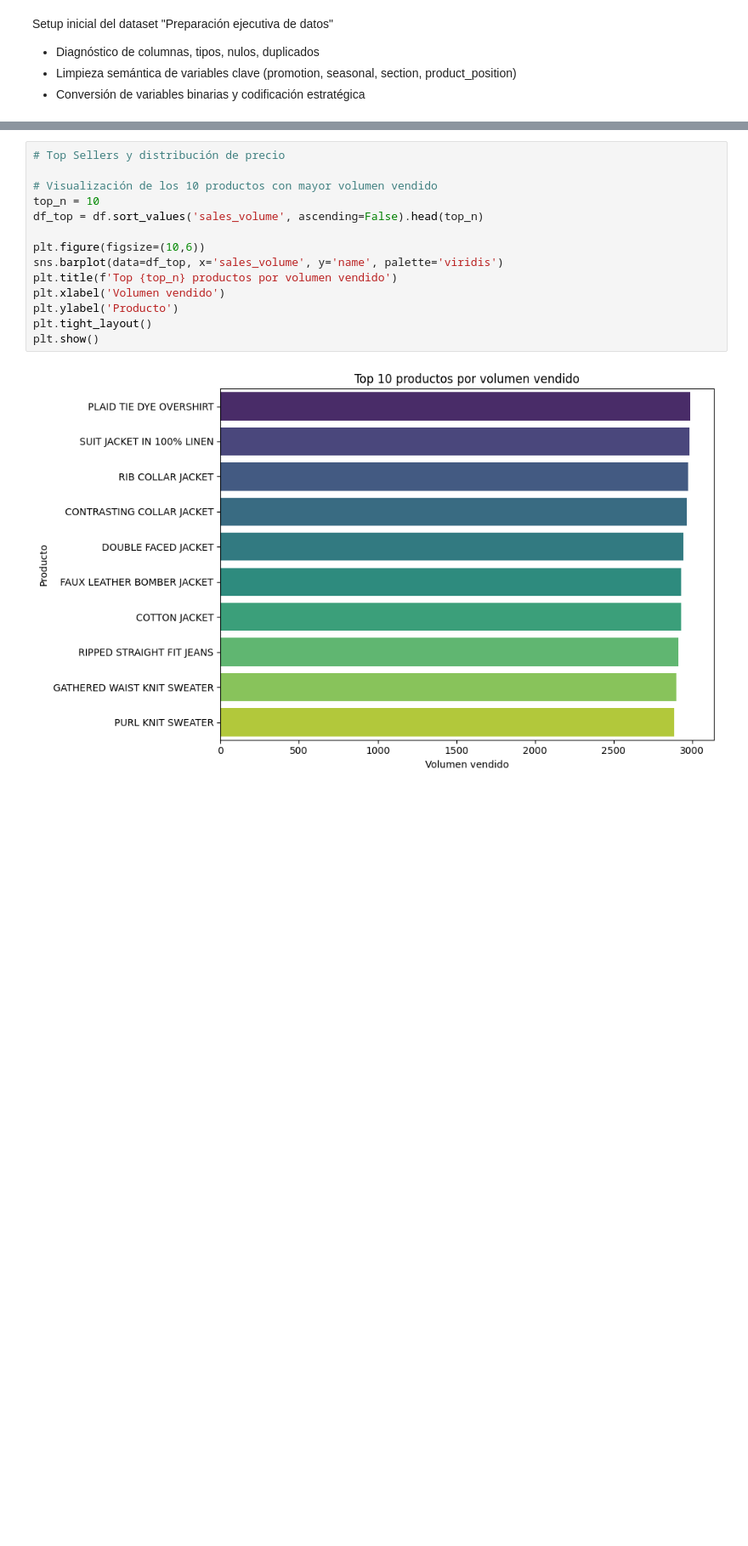
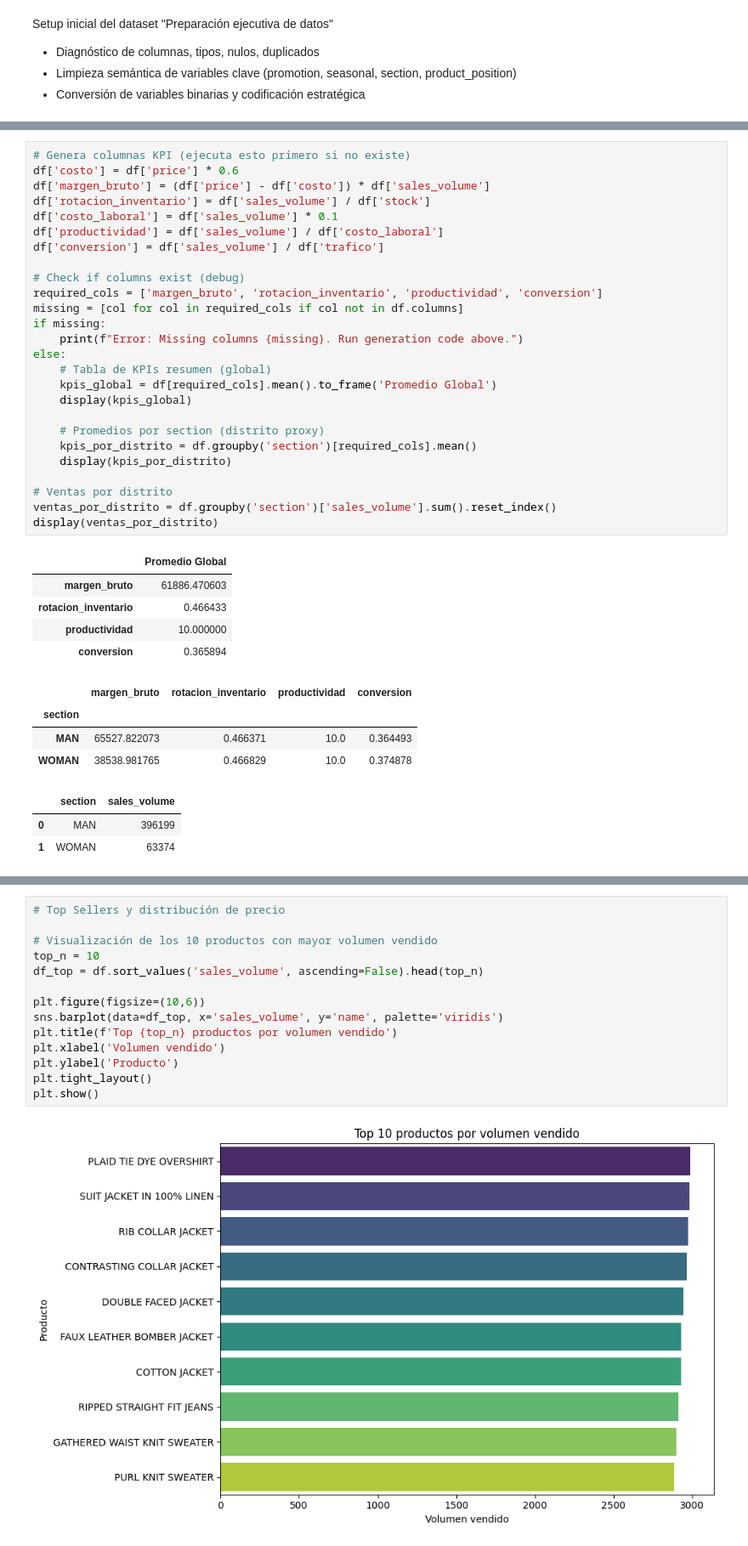
Before and after one commit to Data-Analyst-AI/Retail_Intelligence_Zara, a Jupyter notebook: proyecto_retail.ipynb, the cells around one changed output, grey strips where cells are left out. Shown: that part at 85% size. Cells and saved outputs as stored; diff of their text form; blank space fills up the shorter version.

```diff
--- a/proyecto_retail.ipynb
+++ b/proyecto_retail.ipynb
@@ -138,0 +177,39 @@ df['seasonal'] = df['seasonal'].astype(str).str.lower().map({'yes': 1, 'no': 0})
+# %%
+# Genera columnas KPI (ejecuta esto primero si no existe)
+df['costo'] = df['price'] * 0.6
+df['margen_bruto'] = (df['price'] - df['costo']) * df['sales_volume']
+df['rotacion_inventario'] = df['sales_volume'] / df['stock']
+df['costo_laboral'] = df['sales_volume'] * 0.1
+df['productividad'] = df['sales_volume'] / df['costo_laboral']
+df['conversion'] = df['sales_volume'] / df['trafico']
+
+# Check if columns exist (debug)
+required_cols = ['margen_bruto', 'rotacion_inventario', 'productividad', 'conversion']
+missing = [col for col in required_cols if col not in df.columns]
+if missing:
+    print(f"Error: Missing columns {missing}. Run generation code above.")
+else:
+    # Tabla de KPIs resumen (global)
+    kpis_global = df[required_cols].mean().to_frame('Promedio Global')
+    display(kpis_global)
+
+    # Promedios por section (distrito proxy)
+    kpis_por_distrito = df.groupby('section')[required_cols].mean()
+    display(kpis_por_distrito)
+
+# Ventas por distrito
+ventas_por_distrito = df.groupby('section')['sales_volume'].sum().reset_index()
+display(ventas_por_distrito)
+# %% [output]
+|  | Promedio Global |
+| margen_bruto | 61886.470603 |
+| rotacion_inventario | 0.466433 |
+| productividad | 10.000000 |
+| conversion | 0.365894 |
+|  | margen_bruto | rotacion_inventario | productividad | conversion |
+| section |  |  |  |  |
+| MAN | 65527.822073 | 0.466371 | 10.0 | 0.364493 |
+| WOMAN | 38538.981765 | 0.466829 | 10.0 | 0.374878 |
+|  | section | sales_volume |
+| 0 | MAN | 396199 |
+| 1 | WOMAN | 63374 |
```
Also changed, not shown: parts of 30 cells of this notebook.
